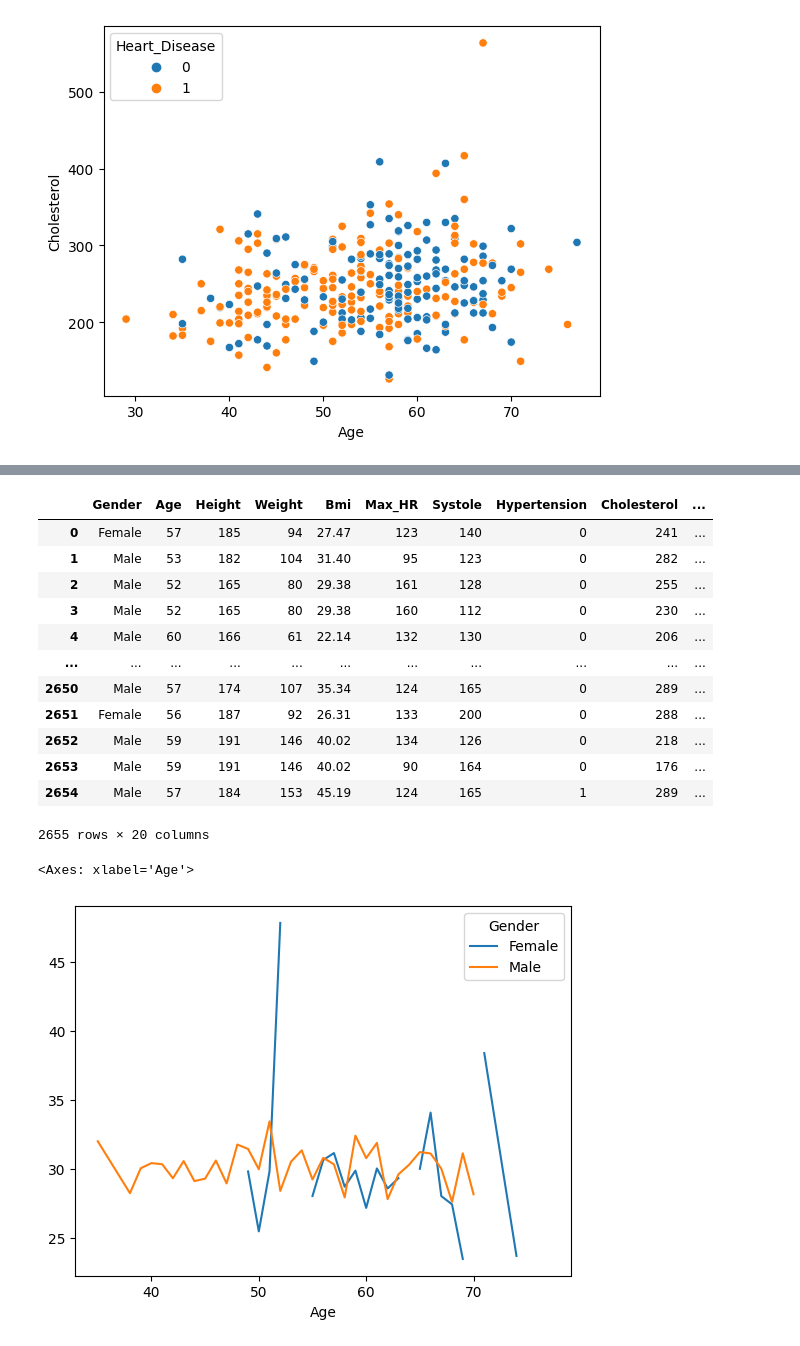
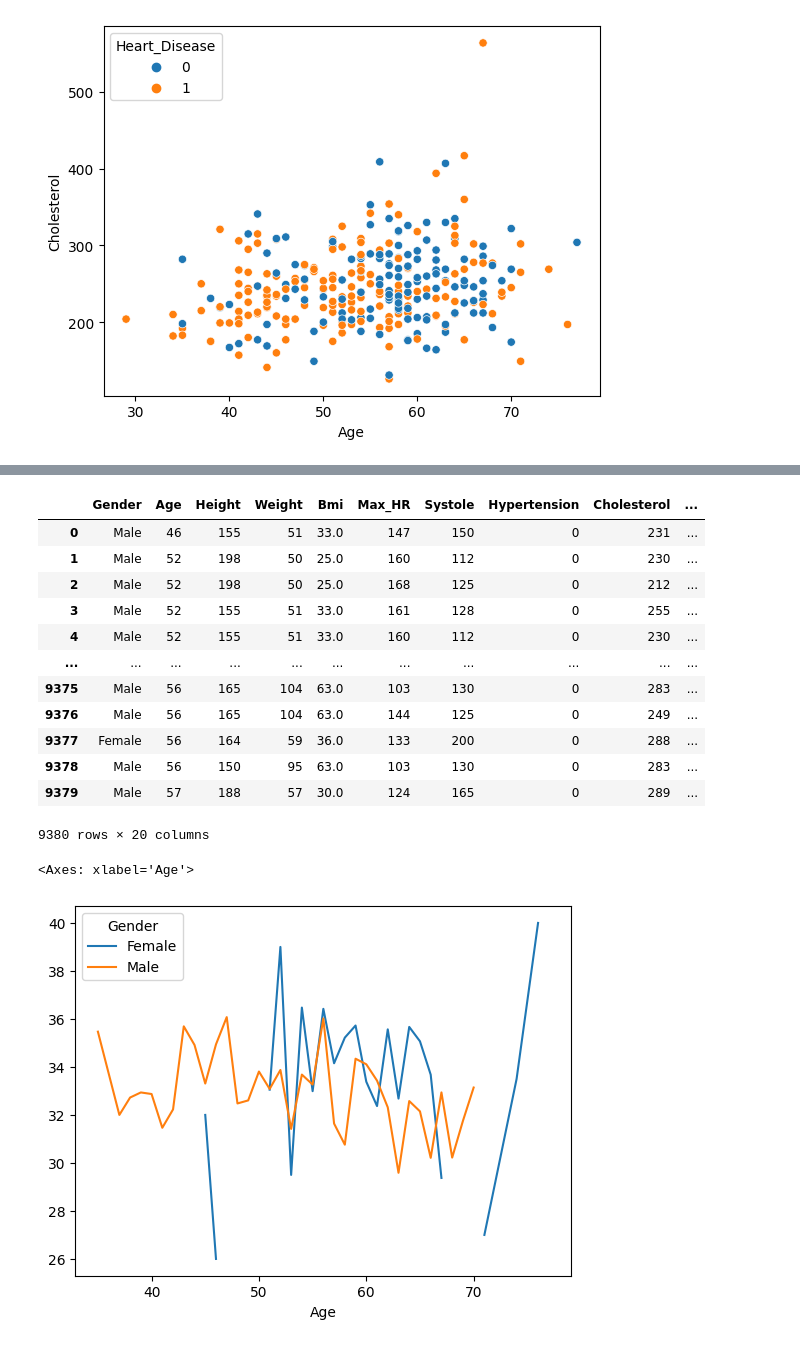
Before and after one commit to VishalRavichandran27/hds5210-2023, a Jupyter notebook: final/final.ipynb, the cells around one changed output, grey strips where cells are left out. Saved outputs shown, nothing was run; the diff lists cells and outputs as text; code cells hidden in the pictures.

```diff
--- a/final/final.ipynb
+++ b/final/final.ipynb
@@ -16,7 +16,7 @@ measuring.head()
 | 3 | Female | 195 | 104 | 3 |
 | 4 | Male | 149 | 61 | 3 |
 # %%
-measuring['Bmi'] = round(measuring['Weight']/(measuring['Height']*0.01)**2,2)
+measuring['Bmi'] = round(measuring['Weight']/(measuring['Height']*0.01)**1)
 # %%
 measuring
 # %% [output]
@@ -62,7 +62,7 @@ diabetes.head()
 | 3 | Female | 36.0 | 0 | 0 | current | 23.45 | 5.0 | ... |
 | 4 | Male | 76.0 | 1 | 1 | current | 20.14 | 4.8 | ... |
 # %%
-diabetes['bmi'] = round(diabetes['bmi'],2)
+diabetes['bmi'] = round(diabetes['bmi'],1)
 diabetes = diabetes.rename(str.title, axis = 'columns')
 # %%
 diabetes['Age'] = diabetes['Age'].astype(int)
@@ -166,4 +166,4 @@ sns.scatterplot(x = heart['Age'], y = heart['Cholesterol'],hue = heart['Heart_Di
 [figure]
 # %%
 diabetes = diabetes.merge(heart, how = 'inner', on = ['Age','Gender', 'Diabetes', 'Heart_Disease']).sort_values(by = 'Hba1C_Level')
-diabetes
+diabetes['Bmi'] = round(diabetes['Bmi'],1)
@@ -222,25 +208,25 @@ diabetes
 # %%
-diabetes = diabetes[['Gender', 'Age', 'Height', 'Weight','Bmi', 'Max_HR', 'Systole','Hypertension', 'Cholesterol', 'Blood_Glucose_Level','Hba1C_Level',
+heart = diabetes[['Gender', 'Age', 'Height', 'Weight','Bmi', 'Max_HR', 'Systole','Hypertension', 'Cholesterol', 'Blood_Glucose_Level','Hba1C_Level',
           'Resting_ECG','Exercise_angina', 'Oldpeak', 'Slope', 'CA', 'Thal', 'Chest_pain', 'Diabetes', 'Heart_Disease']].reset_index()
-del diabetes['index']
-diabetes
+del heart['index']
+heart
 # %% [output]
 |  | Gender | Age | Height | Weight | Bmi | Max_HR | Systole | Hypertension | Cholesterol | ... |
-| 0 | Female | 57 | 185 | 94 | 27.47 | 123 | 140 | 0 | 241 | ... |
-| 1 | Male | 53 | 182 | 104 | 31.40 | 95 | 123 | 0 | 282 | ... |
-| 2 | Male | 52 | 165 | 80 | 29.38 | 161 | 128 | 0 | 255 | ... |
-| 3 | Male | 52 | 165 | 80 | 29.38 | 160 | 112 | 0 | 230 | ... |
-| 4 | Male | 60 | 166 | 61 | 22.14 | 132 | 130 | 0 | 206 | ... |
+| 0 | Male | 46 | 155 | 51 | 33.0 | 147 | 150 | 0 | 231 | ... |
+| 1 | Male | 52 | 198 | 50 | 25.0 | 160 | 112 | 0 | 230 | ... |
+| 2 | Male | 52 | 198 | 50 | 25.0 | 168 | 125 | 0 | 212 | ... |
+| 3 | Male | 52 | 155 | 51 | 33.0 | 161 | 128 | 0 | 255 | ... |
+| 4 | Male | 52 | 155 | 51 | 33.0 | 160 | 112 | 0 | 230 | ... |
 | ... | ... | ... | ... | ... | ... | ... | ... | ... | ... | ... |
-| 2650 | Male | 57 | 174 | 107 | 35.34 | 124 | 165 | 0 | 289 | ... |
-| 2651 | Female | 56 | 187 | 92 | 26.31 | 133 | 200 | 0 | 288 | ... |
-| 2652 | Male | 59 | 191 | 146 | 40.02 | 134 | 126 | 0 | 218 | ... |
-| 2653 | Male | 59 | 191 | 146 | 40.02 | 90 | 164 | 0 | 176 | ... |
-| 2654 | Male | 57 | 184 | 153 | 45.19 | 124 | 165 | 1 | 289 | ... |
+| 9375 | Male | 56 | 165 | 104 | 63.0 | 103 | 130 | 0 | 283 | ... |
+| 9376 | Male | 56 | 165 | 104 | 63.0 | 144 | 125 | 0 | 249 | ... |
+| 9377 | Female | 56 | 164 | 59 | 36.0 | 133 | 200 | 0 | 288 | ... |
+| 9378 | Male | 56 | 150 | 95 | 63.0 | 103 | 130 | 0 | 283 | ... |
+| 9379 | Male | 57 | 188 | 57 | 30.0 | 124 | 165 | 0 | 289 | ... |
-2655 rows × 20 columns
+9380 rows × 20 columns
 # %%
-pivot_data = diabetes.pivot_table(values='Bmi', index='Age', columns='Gender', aggfunc='mean')
+pivot_data = heart.pivot_table(values='Bmi', index='Age', columns='Gender', aggfunc='mean')
 pivot_data.plot()
 # %% [output]
 <Axes: xlabel='Age'>
-[figure, old version]
+[figure, new version]
```
Also changed, not shown: parts of 23 cells of this notebook.
